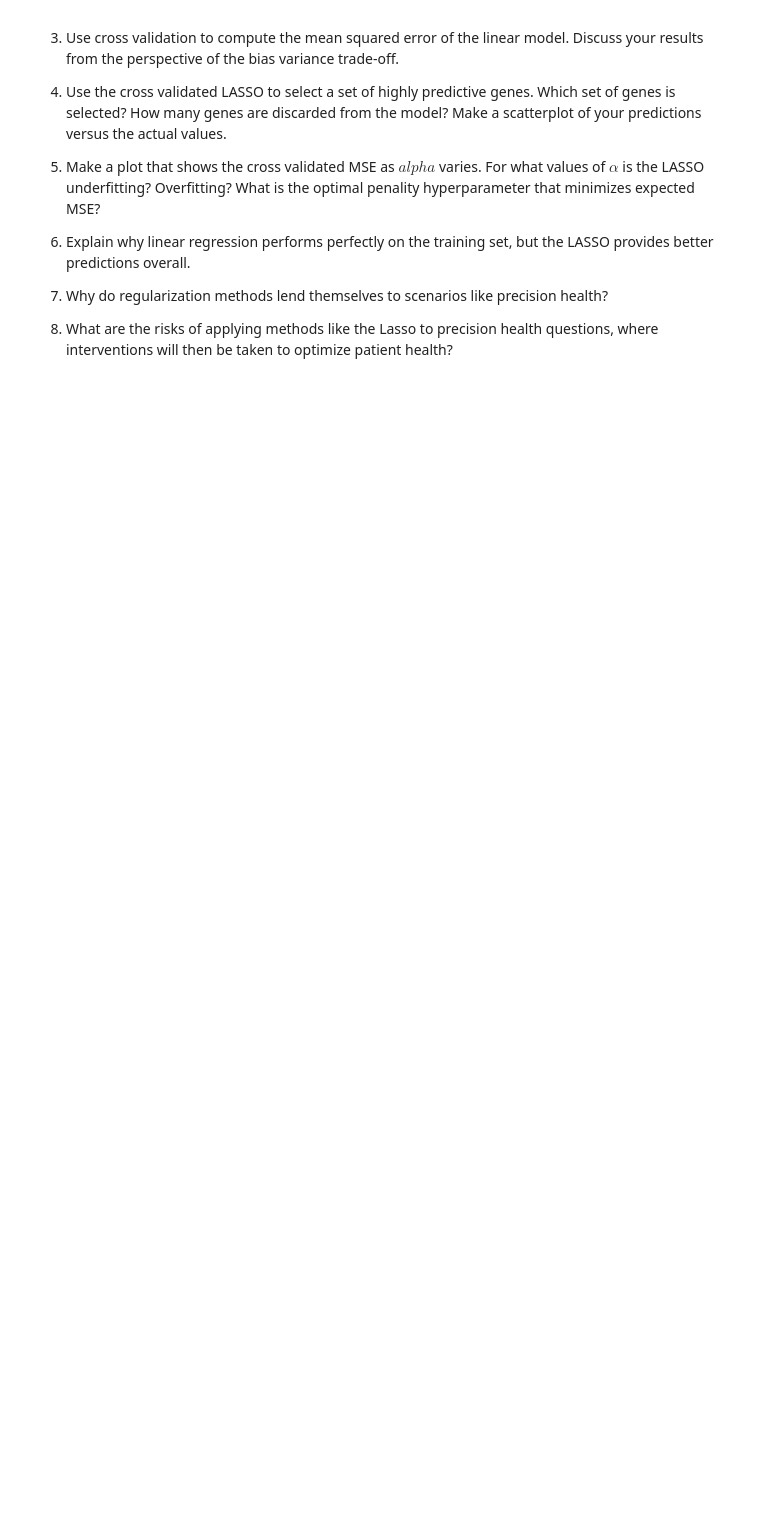
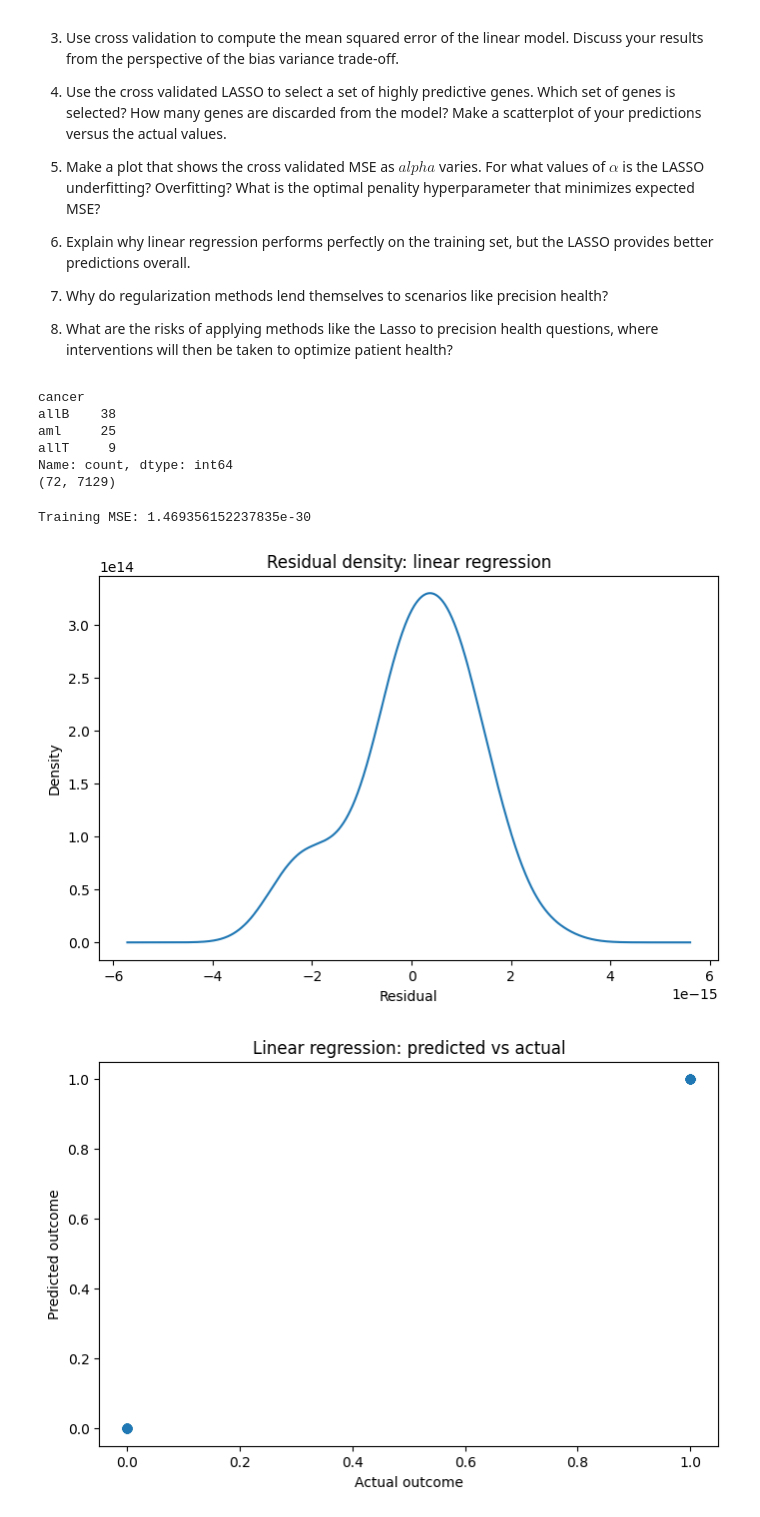
Before and after one commit to esh-is-far/undergrad_ml_assignments, a Jupyter notebook: genomics_lab.ipynb, the cells around one changed output. Cells and saved outputs as stored; diff of their text form; code cells hidden in the pictures; blank space fills up the shorter version.

```diff
--- a/genomics_lab.ipynb
+++ b/genomics_lab.ipynb
@@ -28,0 +25,51 @@ df['y'] = df['cancer'].map(mapper)
+# %%
+import pandas as pd
+import numpy as np
+import matplotlib.pyplot as plt
+from sklearn.linear_model import LinearRegression, LassoCV
+from sklearn.metrics import mean_squared_error
+from sklearn.model_selection import KFold
+from sklearn.pipeline import Pipeline
+from sklearn.preprocessing import StandardScaler
+
+plt.rcParams["figure.figsize"] = (8,5)
+# %%
+golub = pd.read_csv("golub.csv")
+
+# 0 = ALLB or ALLT, 1 = AML
+golub["target"] = golub["cancer"].map({"allB":0, "allT":0, "aml":1})
+
+X = golub.iloc[:,6:-1]
+y = golub["target"]
+
+print(golub["cancer"].value_counts())
+print(X.shape)
+# %% [output]
+cancer
+allB    38
+aml     25
+allT     9
+Name: count, dtype: int64
+(72, 7129)
+# %%
+# Linear regression on all genes
+lin = LinearRegression()
+lin.fit(X, y)
+pred_lin = lin.predict(X)
+resid_lin = y - pred_lin
+mse_train = mean_squared_error(y, pred_lin)
+print("Training MSE:", mse_train)
+
+pd.Series(resid_lin).plot(kind="kde", title="Residual density: linear regression")
+plt.xlabel("Residual")
+plt.show()
+
+plt.scatter(y, pred_lin, alpha=0.7)
+plt.xlabel("Actual outcome")
+plt.ylabel("Predicted outcome")
+plt.title("Linear regression: predicted vs actual")
+plt.show()
+# %% [output]
+Training MSE: 1.469356152237835e-30
+[figure, added]
+[figure, added]
```
Also changed, not shown: parts of 5 cells of this notebook, 5 other files.
